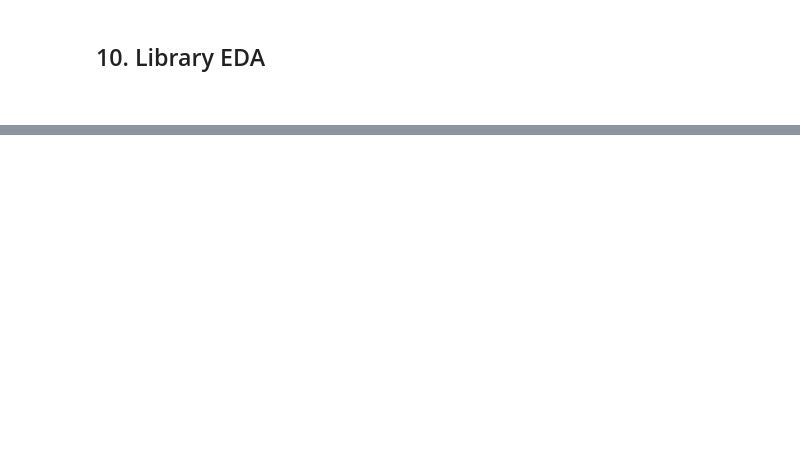
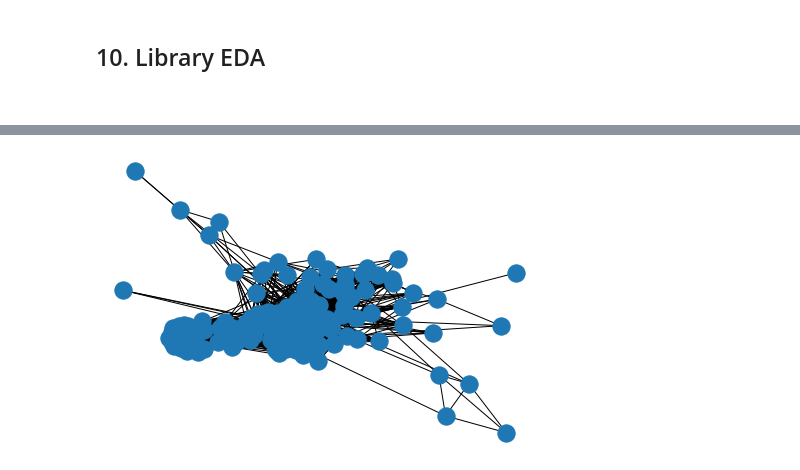
Before and after one commit to kevingao26/Binder-Logs, a Jupyter notebook: Binder-Specs-EDA.ipynb, the cells around one changed output, grey strips where cells are left out. Drawn from its saved outputs; the diff is of its cells as text; code cells hidden in the pictures; blank space fills up the shorter version.

```diff
--- a/Binder-Specs-EDA.ipynb
+++ b/Binder-Specs-EDA.ipynb
@@ -648,0 +835,3 @@ sdf.count(axis=1).plot(x = 'value', y = 'cdf', grid = True)
+# %%
+threshold = 0.13
+edge_list[edge_list["Weight"] > threshold]
@@ -648,0 +852,4 @@ sdf.count(axis=1).plot(x = 'value', y = 'cdf', grid = True)
+# %%
+edge_list_trimmed = edge_list[edge_list["Weight"] > threshold]
+Dt = nx.convert_matrix.from_pandas_edgelist(edge_list_trimmed,'Source','Target',['Weight'],nx.DiGraph)
+Gt = nx.DiGraph.to_undirected(Dt)
@@ -648,0 +865,4 @@ sdf.count(axis=1).plot(x = 'value', y = 'cdf', grid = True)
+# %%
+nx.draw(Gt)
+# %% [output]
+[figure, added]
```
Also changed, not shown: parts of 50 cells of this notebook.
